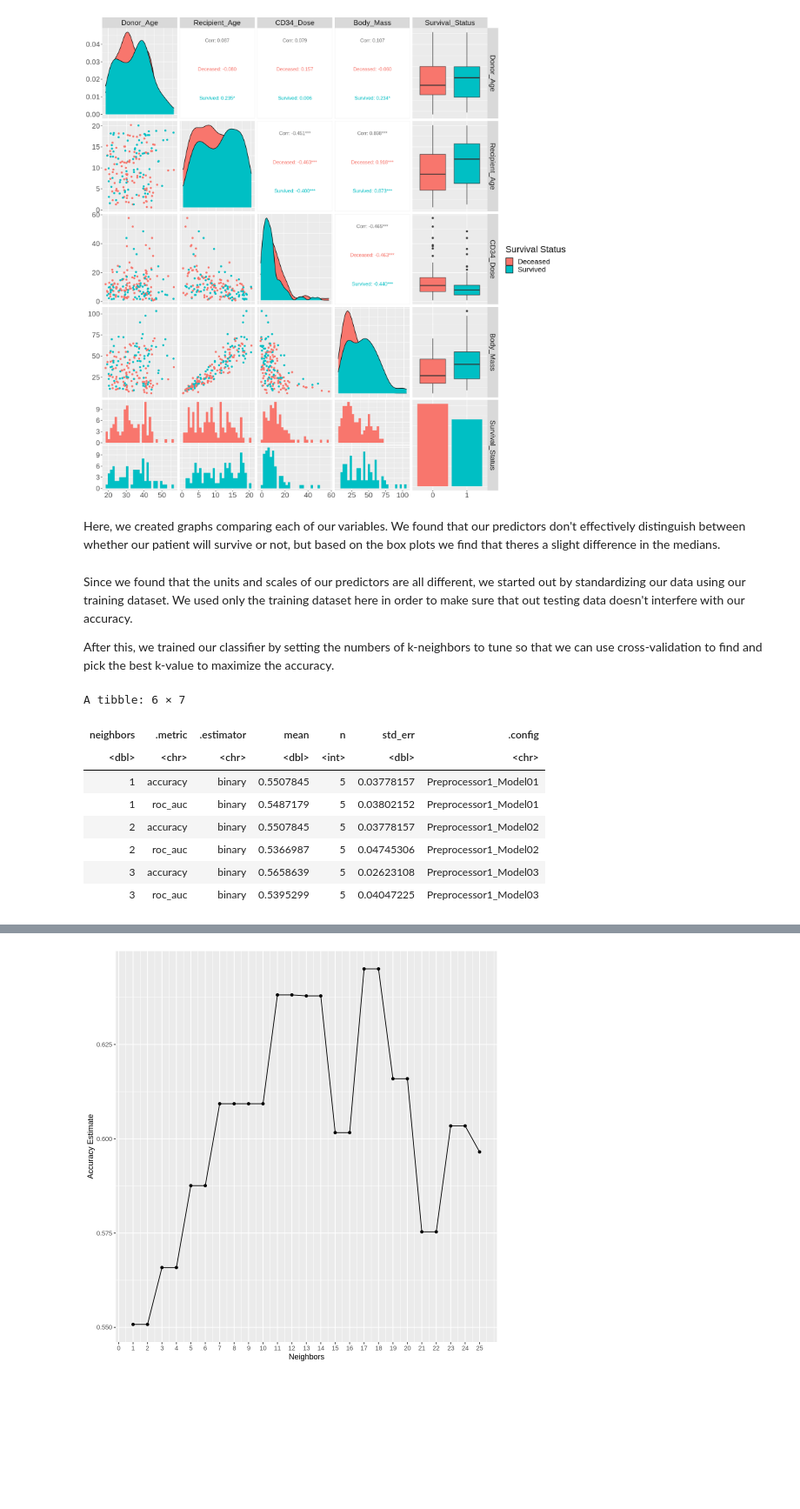
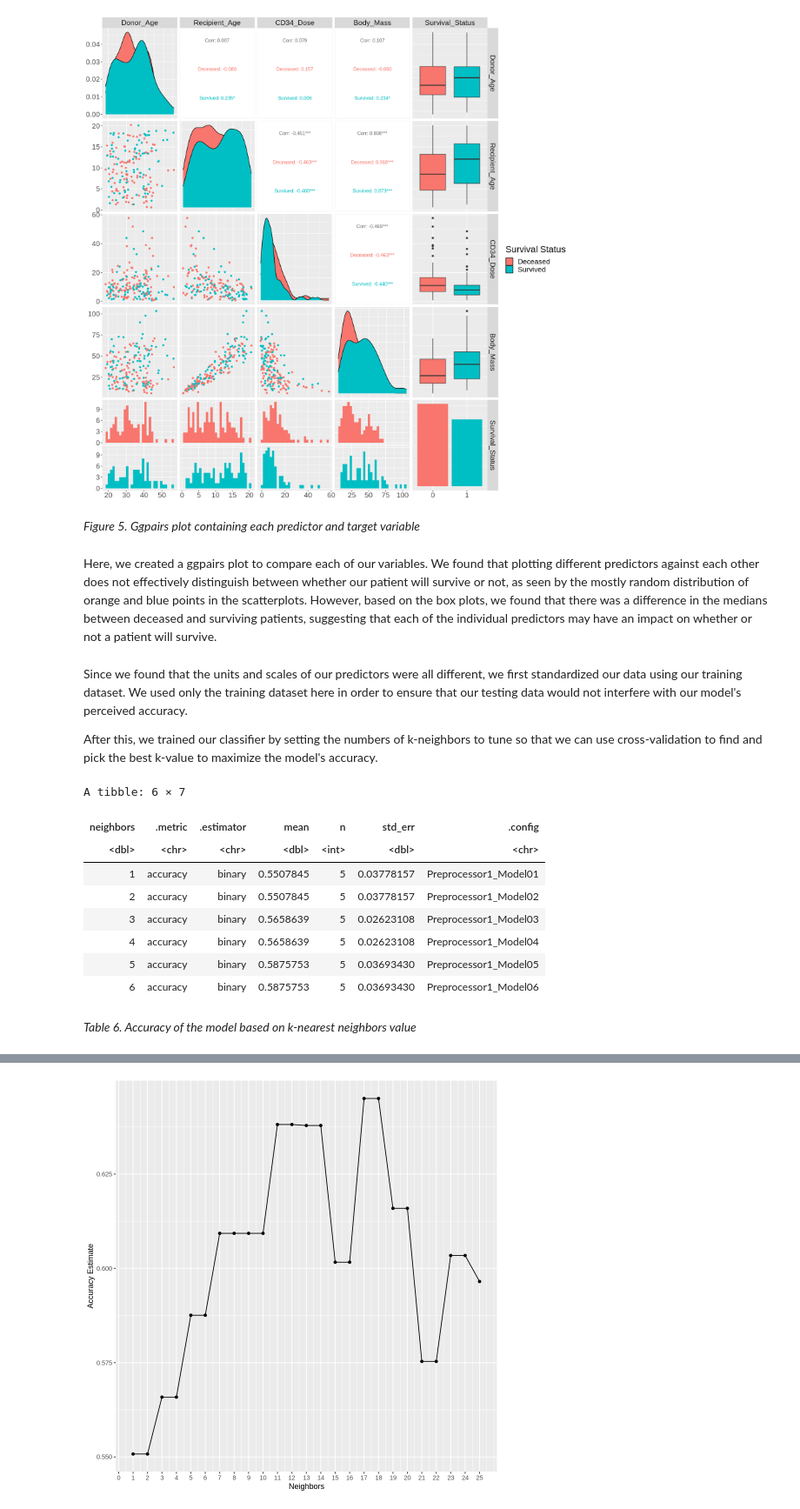
Before and after one commit to rishiiii3/dsci-100-2023S-group-67, a Jupyter notebook: Bone Marrow Analysis.ipynb, the cells around one changed output, grey strips where cells are left out. Shown at 87% size. Saved outputs shown, nothing was run; the diff lists cells and outputs as text; code cells hidden in the pictures; blank space fills up the shorter version.

Commit message:
Edited method and added table numbers

```diff
--- a/Bone Marrow Analysis.ipynb
+++ b/Bone Marrow Analysis.ipynb
@@ -143,8 +155,10 @@ bone_marrow_clean |> ggpairs( legend = 1,
 
 `stat_bin()` using `bins = 30`. Pick better value with `binwidth`.
 [figure]
+# %% [markdown]
+*Figure 5. Ggpairs plot containing each predictor and target variable*
 # %% [markdown]
-Here, we created graphs comparing each of our variables. We found that our predictors don't effectively distinguish between whether our patient will survive or not, but based on the box plots we find that theres a slight difference in the medians.
+Here, we created a ggpairs plot to compare each of our variables. We found that plotting different predictors against each other does not effectively distinguish between whether our patient will survive or not, as seen by the mostly random distribution of orange and blue points in the scatterplots. However, based on the box plots, we found that there was a difference in the medians between deceased and surviving patients, suggesting that each of the individual predictors may have an impact on whether or not a patient will survive.
 # %%
 #preprocessing the data
 knn_recipe <- recipe(Survival_Status ~ CD34_Dose + Body_Mass + Donor_Age + Recipient_Age, data = bone_marrow_train) |>
@@ -155,29 +169,32 @@ knn_spec <- nearest_neighbor(weight_func = "rectangular", neighbors = tune()) |>
       set_engine("kknn") |>
       set_mode("classification")
 # %% [markdown]
-Since we found that the units and scales of our predictors are all different, we started out by standardizing our data using our training dataset. We used only the training dataset here in order to make sure that out testing data doesn't interfere with our accuracy.
+Since we found that the units and scales of our predictors were all different, we first standardized our data using our training dataset. We used only the training dataset here in order to ensure that our testing data would not interfere with our model's perceived accuracy.
 
-After this, we trained our classifier by setting the numbers of k-neighbors to tune so that we can use cross-validation to find and pick the best k-value to maximize the accuracy.
+After this, we trained our classifier by setting the numbers of k-neighbors to tune so that we can use cross-validation to find and pick the best k-value to maximize the model's accuracy.
 # %%
 bone_marrow_vfold <- vfold_cv(bone_marrow_train, v = 5, strata = Survival_Status)
 
 k_vals <- tibble(neighbors = seq(from = 1, to = 25, by = 1))
 
 knn_results <- workflow() |>
   add_recipe(knn_recipe) |>
   add_model(knn_spec) |>
   tune_grid(resamples = bone_marrow_vfold, grid = k_vals) |>
-  collect_metrics()
+  collect_metrics() |>
+  filter(.metric == "accuracy")
 
 head(knn_results)
 # %% [output]
 A tibble: 6 × 7
 | neighbors | .metric | .estimator | mean | n | std_err | .config |
 | <dbl> | <chr> | <chr> | <dbl> | <int> | <dbl> | <chr> |
 | 1 | accuracy | binary | 0.5507845 | 5 | 0.03778157 | Preprocessor1_Model01 |
-| 1 | roc_auc | binary | 0.5487179 | 5 | 0.03802152 | Preprocessor1_Model01 |
 | 2 | accuracy | binary | 0.5507845 | 5 | 0.03778157 | Preprocessor1_Model02 |
-| 2 | roc_auc | binary | 0.5366987 | 5 | 0.04745306 | Preprocessor1_Model02 |
 | 3 | accuracy | binary | 0.5658639 | 5 | 0.02623108 | Preprocessor1_Model03 |
-| 3 | roc_auc | binary | 0.5395299 | 5 | 0.04047225 | Preprocessor1_Model03 |
+| 4 | accuracy | binary | 0.5658639 | 5 | 0.02623108 | Preprocessor1_Model04 |
+| 5 | accuracy | binary | 0.5875753 | 5 | 0.03693430 | Preprocessor1_Model05 |
+| 6 | accuracy | binary | 0.5875753 | 5 | 0.03693430 | Preprocessor1_Model06 |
+# %% [markdown]
+*Table 6. Accuracy of the model based on k-nearest neighbors value*
 # %% [markdown]
```
Also changed, not shown: parts of 24 cells of this notebook.
